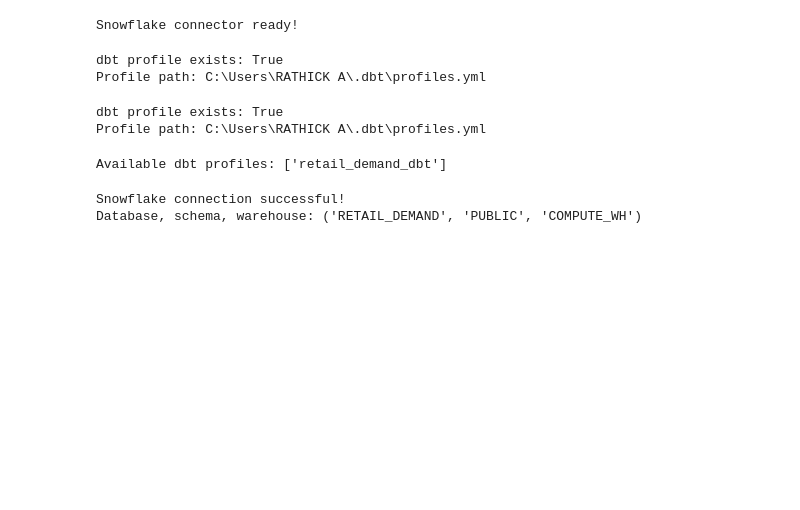
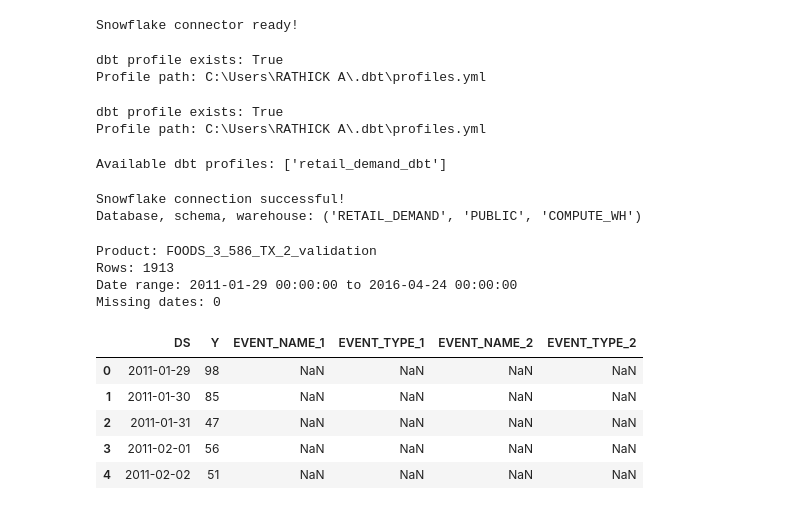
Before and after one commit to beaulahsonti/Retail-Demand-Forecasting-Inventory-Optimization, a Jupyter notebook: forecasting/notebooks/01_prophet_forecasting.ipynb, the cells around one changed output. Cells and saved outputs as stored; diff of their text form; code cells hidden in the pictures; blank space fills up the shorter version.

```diff
--- a/forecasting/notebooks/01_prophet_forecasting.ipynb
+++ b/forecasting/notebooks/01_prophet_forecasting.ipynb
@@ -91,3 +92,47 @@ finally:
 # %% [output]
 Snowflake connection successful!
 Database, schema, warehouse: ('RETAIL_DEMAND', 'PUBLIC', 'COMPUTE_WH')
+# %%
+
+import pandas as pd
+
+sales_id = "FOODS_3_586_TX_2_validation"
+
+query = """
+SELECT
+    DS,
+    Y,
+    EVENT_NAME_1,
+    EVENT_TYPE_1,
+    EVENT_NAME_2,
+    EVENT_TYPE_2
+FROM RETAIL_DEMAND.PUBLIC.FORECASTING_PROPHET_DATA
+WHERE SALES_ID = %(sales_id)s
+ORDER BY DS
+"""
+
+df = pd.read_sql(
+    query,
+    conn,
+    params={"sales_id": sales_id}
+)
+
+df["DS"] = pd.to_datetime(df["DS"])
+df = df.sort_values("DS").reset_index(drop=True)
+
+print("Product:", sales_id)
+print("Rows:", len(df))
+print("Date range:", df["DS"].min(), "to", df["DS"].max())
+print("Missing dates:", df["DS"].diff().dropna().dt.days.ne(1).sum())
+display(df.head())
+# %% [output]
+Product: FOODS_3_586_TX_2_validation
+Rows: 1913
+Date range: 2011-01-29 00:00:00 to 2016-04-24 00:00:00
+Missing dates: 0
+|  | DS | Y | EVENT_NAME_1 | EVENT_TYPE_1 | EVENT_NAME_2 | EVENT_TYPE_2 |
+| 0 | 2011-01-29 | 98 | NaN | NaN | NaN | NaN |
+| 1 | 2011-01-30 | 85 | NaN | NaN | NaN | NaN |
+| 2 | 2011-01-31 | 47 | NaN | NaN | NaN | NaN |
+| 3 | 2011-02-01 | 56 | NaN | NaN | NaN | NaN |
+| 4 | 2011-02-02 | 51 | NaN | NaN | NaN | NaN |
```
Also changed, not shown: parts of 6 cells of this notebook.
